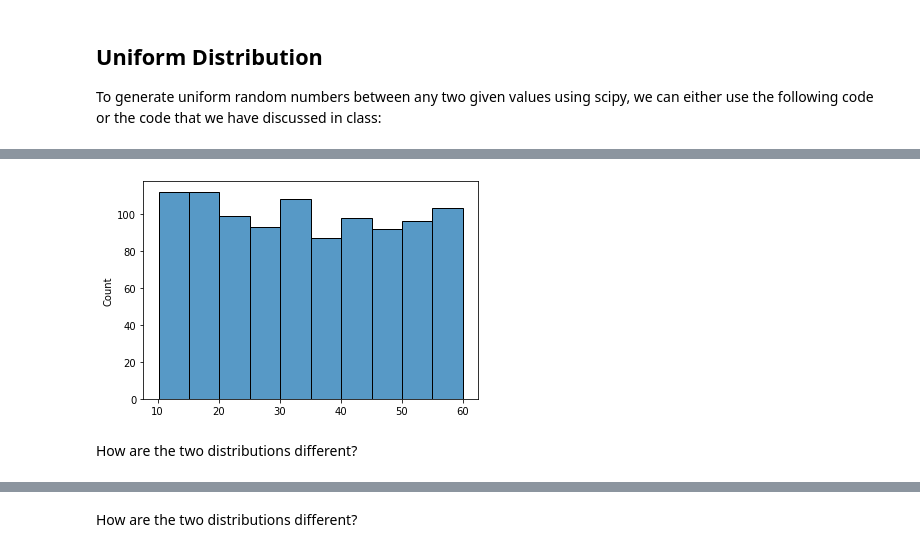
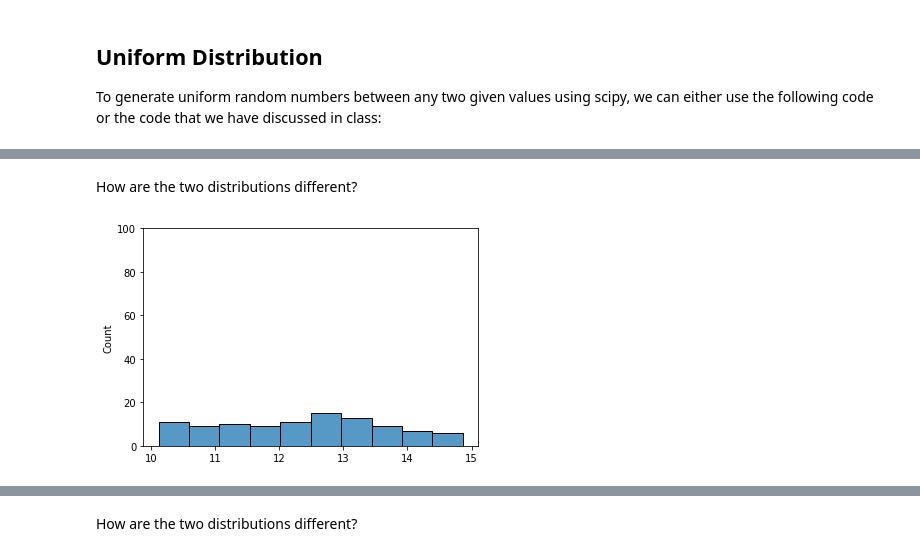
Before and after one commit to Ironhack-Data-Madrid-Enero-2022/lab-continuous-probability-distributions, a Jupyter notebook: your-code/main.ipynb, the cells around one changed output, grey strips where cells are left out. Drawn from its saved outputs; the diff is of its cells as text; code cells hidden in the pictures.

```diff
--- a/your-code/main.ipynb
+++ b/your-code/main.ipynb
@@ -63,6 +64,2 @@ dos = algo(10,60,1000)
-# %%
-sns.histplot(dos, bins = 10);
-# %% [output]
-[figure, removed]
 # %% [markdown]
 How are the two distributions different?
@@ -70,0 +66,7 @@ How are the two distributions different?
+# %%
+uno = algo(10,15,100)
+fig, ax = plt.subplots()
+sns.histplot(uno, bins = 10)
+ax.set_ylim(0,100);
+# %% [output]
+[figure, added]
```
Also changed, not shown: parts of 20 cells of this notebook.
